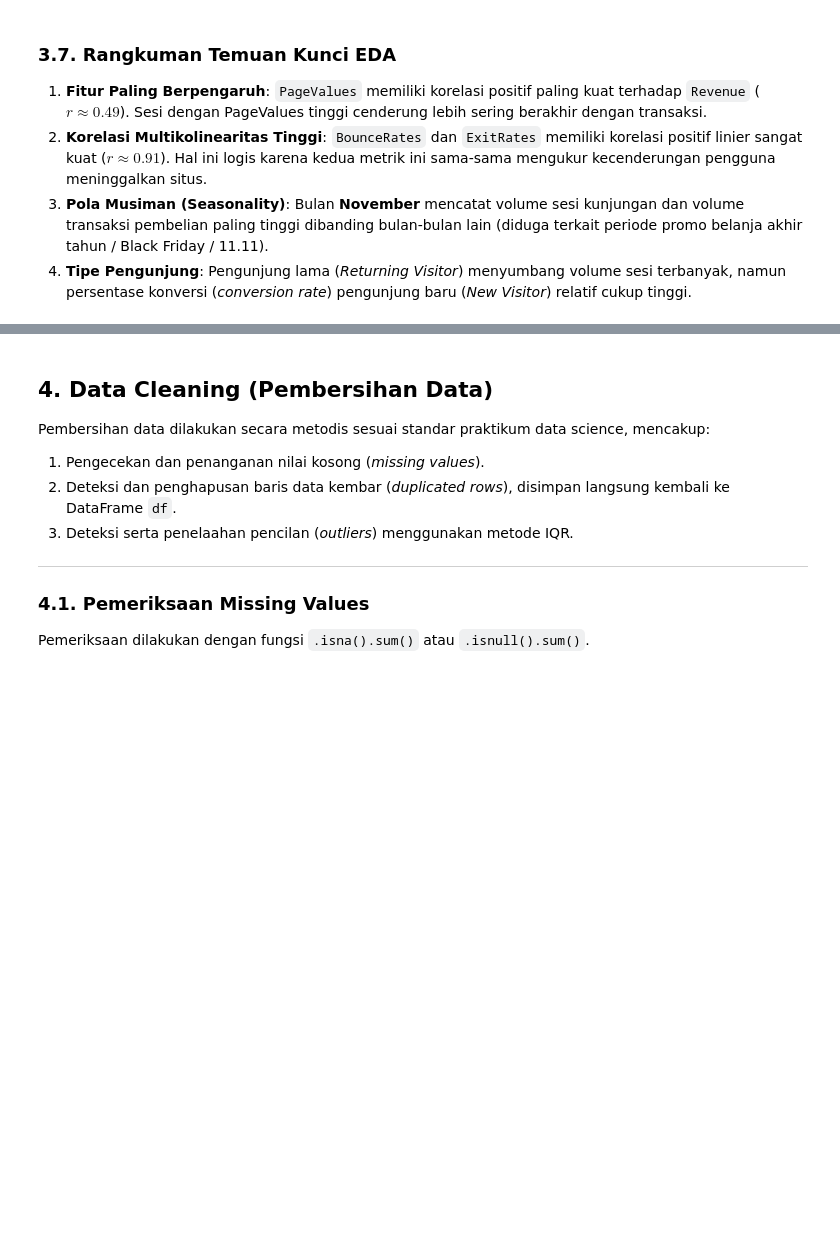
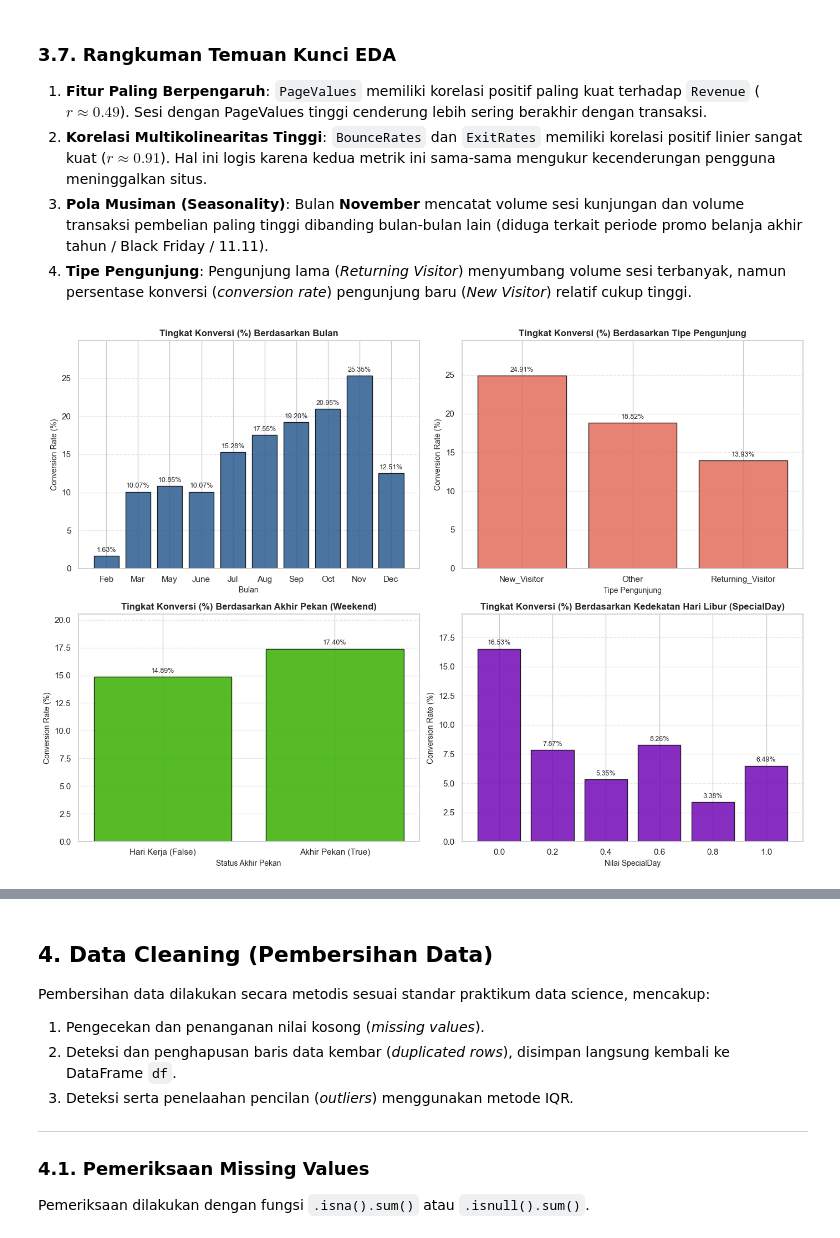
Before and after one commit to oktavianprstyd/MauArgonAtauAstra, a Jupyter notebook: notebook.ipynb, the cells around one changed output, grey strips where cells are left out. Drawn from its saved outputs; the diff is of its cells as text; code cells hidden in the pictures; blank space fills up the shorter version.

```diff
--- a/notebook.ipynb
+++ b/notebook.ipynb
@@ -349,3 +347,68 @@ PageValues memiliki korelasi positif sekitar 0,49 dengan Revenue. BounceRates da
 2. **Korelasi Multikolinearitas Tinggi**: `BounceRates` dan `ExitRates` memiliki korelasi positif linier sangat kuat ($r \approx 0.91$). Hal ini logis karena kedua metrik ini sama-sama mengukur kecenderungan pengguna meninggalkan situs.
 3. **Pola Musiman (Seasonality)**: Bulan **November** mencatat volume sesi kunjungan dan volume transaksi pembelian paling tinggi dibanding bulan-bulan lain (diduga terkait periode promo belanja akhir tahun / Black Friday / 11.11).
 4. **Tipe Pengunjung**: Pengunjung lama (*Returning Visitor*) menyumbang volume sesi terbanyak, namun persentase konversi (*conversion rate*) pengunjung baru (*New Visitor*) relatif cukup tinggi.
+# %%
+# Visualisasi 2x2 Conversion Rate (%) untuk Month, VisitorType, Weekend, dan SpecialDay
+fig, axes = plt.subplots(2, 2, figsize=(14, 10))
+
+# 1. Month
+cr_month = df.groupby('Month')['Revenue'].mean().loc[bulan_order] * 100
+ax1 = axes[0, 0]
+bars1 = ax1.bar(cr_month.index, cr_month.values, color='#2b5c8f', edgecolor='black', alpha=0.85)
+ax1.set_title('Tingkat Konversi (%) Berdasarkan Bulan', fontsize=12, fontweight='bold')
+ax1.set_xlabel('Bulan', fontsize=10)
+ax1.set_ylabel('Conversion Rate (%)', fontsize=10)
+ax1.set_ylim(0, max(cr_month.values) * 1.18)
+ax1.grid(axis='y', linestyle='--', alpha=0.5)
+for bar in bars1:
+    h = bar.get_height()
+    ax1.annotate(f'{h:.2f}%', xy=(bar.get_x() + bar.get_width() / 2, h),
+                 xytext=(0, 3), textcoords='offset points', ha='center', va='bottom', fontsize=9)
+
+# 2. VisitorType
+cr_visitor = df.groupby('VisitorType')['Revenue'].mean() * 100
+ax2 = axes[0, 1]
+bars2 = ax2.bar(cr_visitor.index, cr_visitor.values, color='#e26d5c', edgecolor='black', alpha=0.85)
+ax2.set_title('Tingkat Konversi (%) Berdasarkan Tipe Pengunjung', fontsize=12, fontweight='bold')
+ax2.set_xlabel('Tipe Pengunjung', fontsize=10)
+ax2.set_ylabel('Conversion Rate (%)', fontsize=10)
+ax2.set_ylim(0, max(cr_visitor.values) * 1.18)
+ax2.grid(axis='y', linestyle='--', alpha=0.5)
+for bar in bars2:
+    h = bar.get_height()
+    ax2.annotate(f'{h:.2f}%', xy=(bar.get_x() + bar.get_width() / 2, h),
+                 xytext=(0, 3), textcoords='offset points', ha='center', va='bottom', fontsize=9)
+
+# 3. Weekend
+cr_weekend = df.groupby('Weekend')['Revenue'].mean() * 100
+cr_weekend.index = ['Hari Kerja (False)', 'Akhir Pekan (True)']
+ax3 = axes[1, 0]
+bars3 = ax3.bar(cr_weekend.index, cr_weekend.values, color='#38b000', edgecolor='black', alpha=0.85)
+ax3.set_title('Tingkat Konversi (%) Berdasarkan Akhir Pekan (Weekend)', fontsize=12, fontweight='bold')
+ax3.set_xlabel('Status Akhir Pekan', fontsize=10)
+ax3.set_ylabel('Conversion Rate (%)', fontsize=10)
+ax3.set_ylim(0, max(cr_weekend.values) * 1.18)
+ax3.grid(axis='y', linestyle='--', alpha=0.5)
+for bar in bars3:
+    h = bar.get_height()
+    ax3.annotate(f'{h:.2f}%', xy=(bar.get_x() + bar.get_width() / 2, h),
+                 xytext=(0, 3), textcoords='offset points', ha='center', va='bottom', fontsize=9)
+
+# 4. SpecialDay
+cr_special = df.groupby('SpecialDay')['Revenue'].mean() * 100
+ax4 = axes[1, 1]
+bars4 = ax4.bar([str(x) for x in cr_special.index], cr_special.values, color='#7209b7', edgecolor='black', alpha=0.85)
+ax4.set_title('Tingkat Konversi (%) Berdasarkan Kedekatan Hari Libur (SpecialDay)', fontsize=12, fontweight='bold')
+ax4.set_xlabel('Nilai SpecialDay', fontsize=10)
+ax4.set_ylabel('Conversion Rate (%)', fontsize=10)
+ax4.set_ylim(0, max(cr_special.values) * 1.18)
+ax4.grid(axis='y', linestyle='--', alpha=0.5)
+for bar in bars4:
+    h = bar.get_height()
+    ax4.annotate(f'{h:.2f}%', xy=(bar.get_x() + bar.get_width() / 2, h),
+                 xytext=(0, 3), textcoords='offset points', ha='center', va='bottom', fontsize=9)
+
+plt.tight_layout()
+plt.show()
+# %% [output]
+[figure, added]
```
Also changed, not shown: parts of 30 cells of this notebook, 2 other files.
